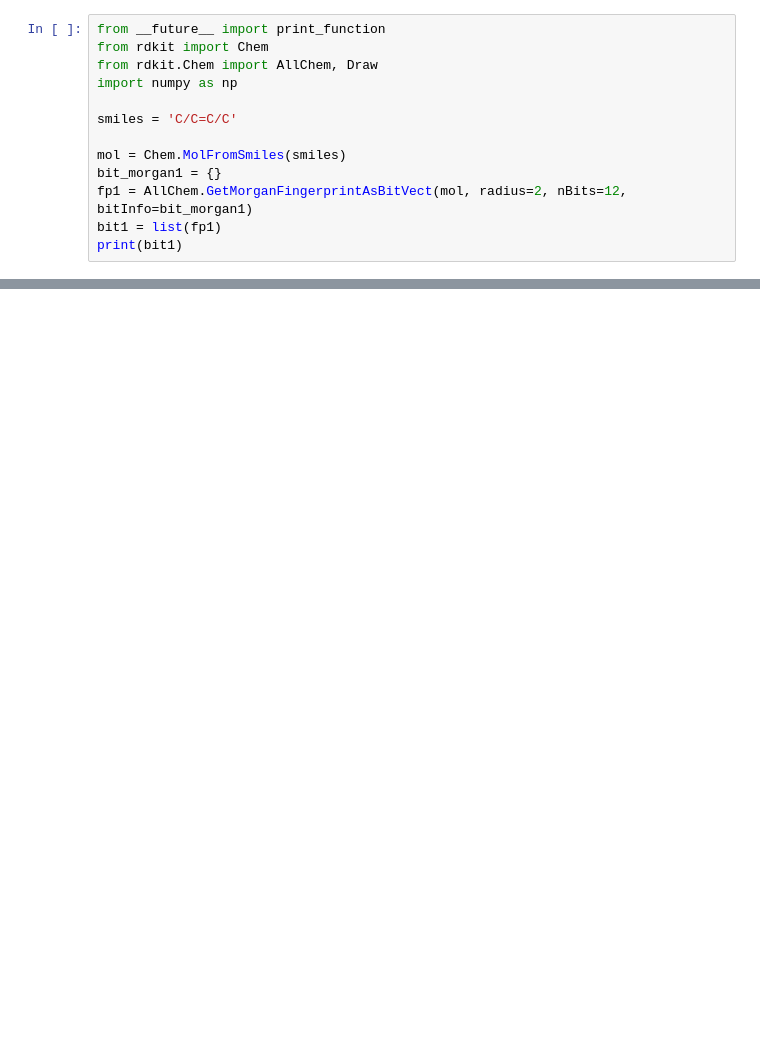
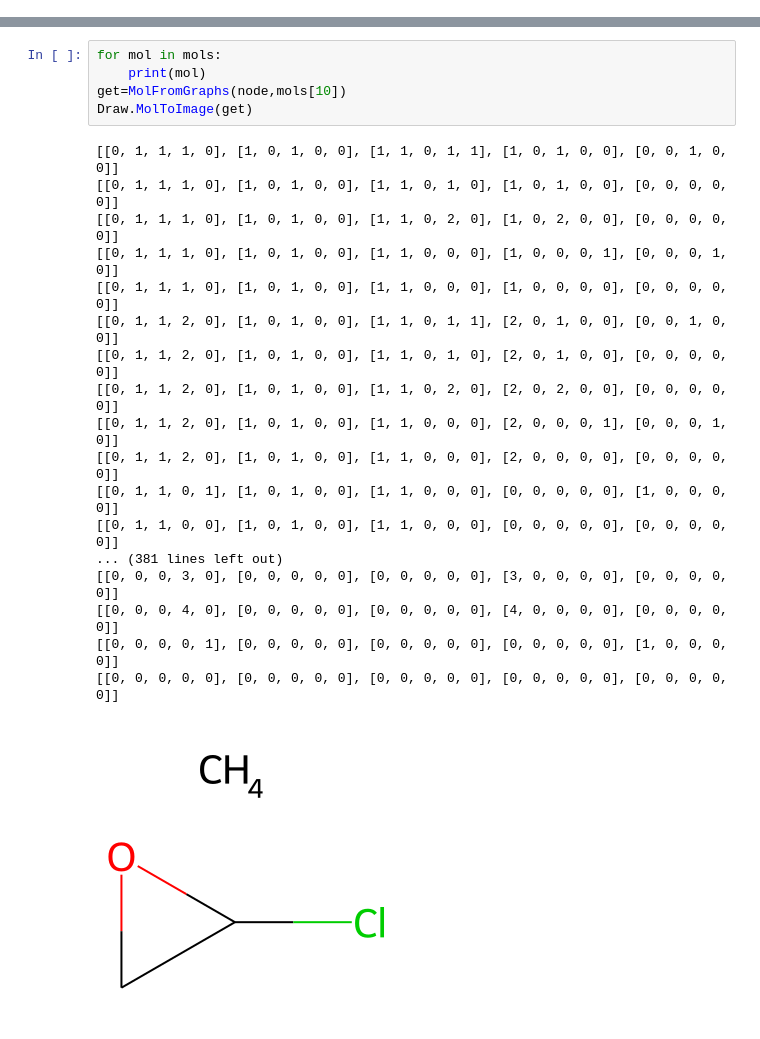
Before and after one commit to sollall/myidea, a Jupyter notebook: 組成式から構造提案してほしい.ipynb, the cells around one changed output, grey strips where cells are left out. Cells and saved outputs as stored; diff of their text form; blank space fills up the shorter version.

```diff
--- a/組成式から構造提案してほしい.ipynb
+++ b/組成式から構造提案してほしい.ipynb
@@ -26,14 +11 @@ condacolab.install()
 output.clear()
-# %%
-from __future__ import print_function
-from rdkit import Chem
-from rdkit.Chem import AllChem, Draw
-import numpy as np
-
-smiles = 'C/C=C/C'
-
-mol = Chem.MolFromSmiles(smiles)
-bit_morgan1 = {}
-fp1 = AllChem.GetMorganFingerprintAsBitVect(mol, radius=2, nBits=12, bitInfo=bit_morgan1)
-bit1 = list(fp1)
-print(bit1)
@@ -113,0 +110,24 @@ Chem.MolToSmiles(MolFromGraphs(nodes, a))
+# %%
+for mol in mols:
+    print(mol)
+get=MolFromGraphs(node,mols[10])
+Draw.MolToImage(get)
+# %% [output]
+[[0, 1, 1, 1, 0], [1, 0, 1, 0, 0], [1, 1, 0, 1, 1], [1, 0, 1, 0, 0], [0, 0, 1, 0, 0]]
+[[0, 1, 1, 1, 0], [1, 0, 1, 0, 0], [1, 1, 0, 1, 0], [1, 0, 1, 0, 0], [0, 0, 0, 0, 0]]
+[[0, 1, 1, 1, 0], [1, 0, 1, 0, 0], [1, 1, 0, 2, 0], [1, 0, 2, 0, 0], [0, 0, 0, 0, 0]]
+[[0, 1, 1, 1, 0], [1, 0, 1, 0, 0], [1, 1, 0, 0, 0], [1, 0, 0, 0, 1], [0, 0, 0, 1, 0]]
+[[0, 1, 1, 1, 0], [1, 0, 1, 0, 0], [1, 1, 0, 0, 0], [1, 0, 0, 0, 0], [0, 0, 0, 0, 0]]
+[[0, 1, 1, 2, 0], [1, 0, 1, 0, 0], [1, 1, 0, 1, 1], [2, 0, 1, 0, 0], [0, 0, 1, 0, 0]]
+[[0, 1, 1, 2, 0], [1, 0, 1, 0, 0], [1, 1, 0, 1, 0], [2, 0, 1, 0, 0], [0, 0, 0, 0, 0]]
+[[0, 1, 1, 2, 0], [1, 0, 1, 0, 0], [1, 1, 0, 2, 0], [2, 0, 2, 0, 0], [0, 0, 0, 0, 0]]
+[[0, 1, 1, 2, 0], [1, 0, 1, 0, 0], [1, 1, 0, 0, 0], [2, 0, 0, 0, 1], [0, 0, 0, 1, 0]]
+[[0, 1, 1, 2, 0], [1, 0, 1, 0, 0], [1, 1, 0, 0, 0], [2, 0, 0, 0, 0], [0, 0, 0, 0, 0]]
+[[0, 1, 1, 0, 1], [1, 0, 1, 0, 0], [1, 1, 0, 0, 0], [0, 0, 0, 0, 0], [1, 0, 0, 0, 0]]
+[[0, 1, 1, 0, 0], [1, 0, 1, 0, 0], [1, 1, 0, 0, 0], [0, 0, 0, 0, 0], [0, 0, 0, 0, 0]]
+... (381 lines left out)
+[[0, 0, 0, 3, 0], [0, 0, 0, 0, 0], [0, 0, 0, 0, 0], [3, 0, 0, 0, 0], [0, 0, 0, 0, 0]]
+[[0, 0, 0, 4, 0], [0, 0, 0, 0, 0], [0, 0, 0, 0, 0], [4, 0, 0, 0, 0], [0, 0, 0, 0, 0]]
+[[0, 0, 0, 0, 1], [0, 0, 0, 0, 0], [0, 0, 0, 0, 0], [0, 0, 0, 0, 0], [1, 0, 0, 0, 0]]
+[[0, 0, 0, 0, 0], [0, 0, 0, 0, 0], [0, 0, 0, 0, 0], [0, 0, 0, 0, 0], [0, 0, 0, 0, 0]]
+[figure, added]
```
Also changed, not shown: parts of 8 cells of this notebook.
